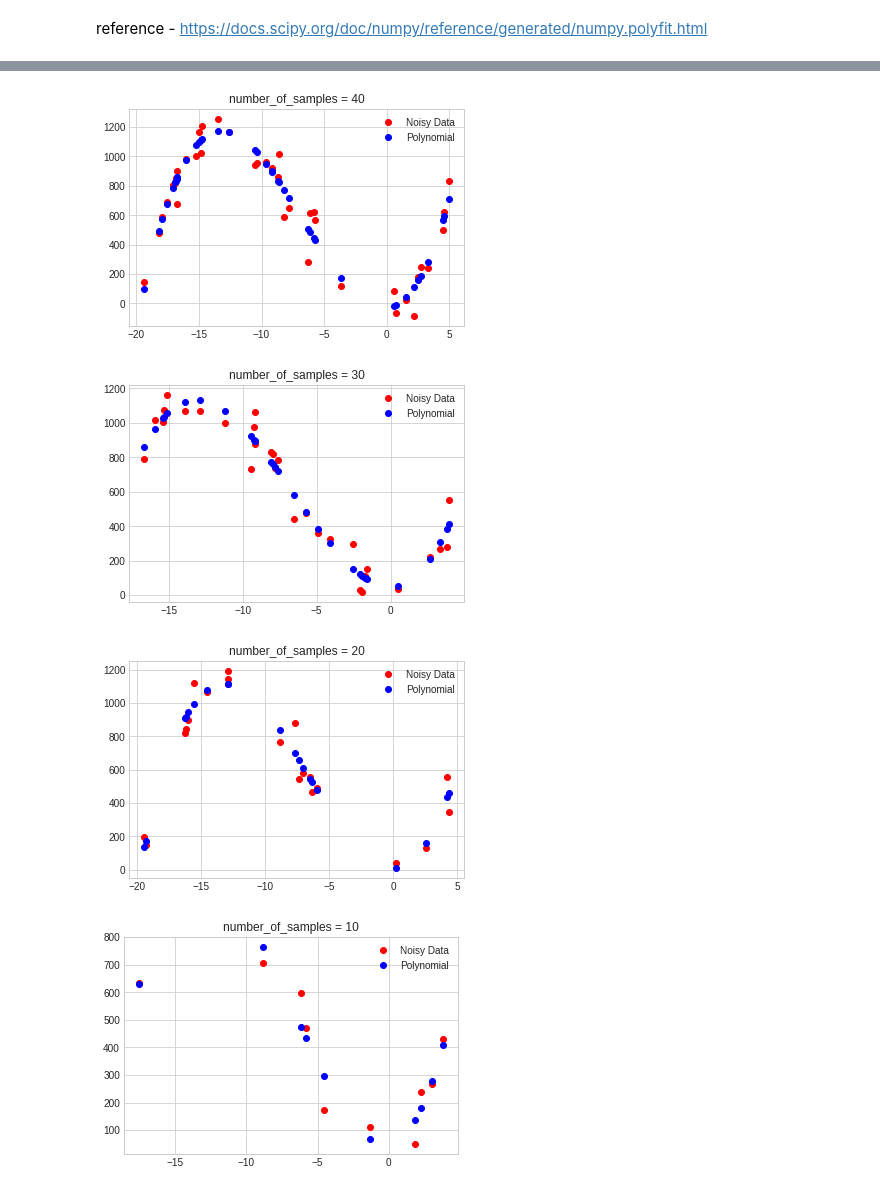
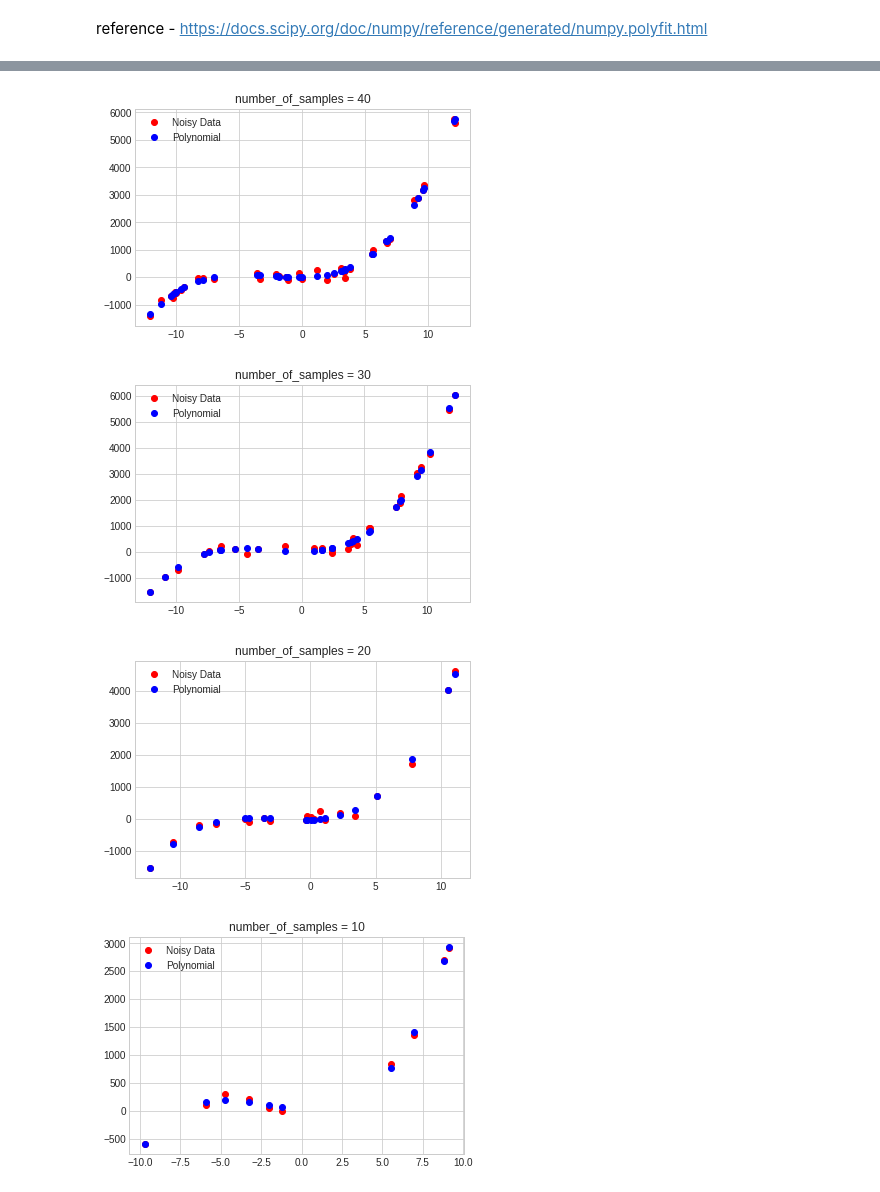
Before and after one commit to MoronSlayer/AI-Mastery, a Jupyter notebook: Applied Machine Learning/Homework/1. Polynomial_fitting.ipynb, the cells around one changed output, grey strips where cells are left out. Drawn from its saved outputs; the diff is of its cells as text; code cells hidden in the pictures.

Commit message:
polynomial fitting Homework

```diff
--- a/Applied Machine Learning/Homework/1. Polynomial_fitting.ipynb
+++ b/Applied Machine Learning/Homework/1. Polynomial_fitting.ipynb
@@ -99,14 +102,14 @@ R-squared value for m=6: 0.9957154945280416
 # %%
 '''
-Q3. Change variable noise_scale to 150, 200, 400, 600, 1000 respectively, re-run the algorithm and
-    plot the polynomials with the m found in 2). Discuss the impact of noise scale to the accuracy of
-    the returned parameters. You need to plot a figure like in 1) for each choice of noise_scale.
+    Q3. Change variable noise_scale to 150, 200, 400, 600, 1000 respectively, re-run the algorithm and
+        plot the polynomials with the m found in 2). Discuss the impact of noise scale to the accuracy of
+        the returned parameters. You need to plot a figure like in 1) for each choice of noise_scale.
 '''
 
 for noise_scale in [150, 200, 400, 600, 1000]:
     number_of_samples = 50
-    x = 25*(np.random.rand(number_of_samples, 1) - 0.8)
-    y = 5 * x + 20 * x**2 + 1 * x**3 + noise_scale*np.random.randn(number_of_samples, 1)
+    x = 25*(np.random.rand(number_of_samples, 1) - 0.5)
+    y = 5 * x + 15 * x**2 + 2 * x**3 + noise_scale*np.random.randn(number_of_samples, 1)
     x = x.ravel()
     y = y.ravel()
     z = np.polyfit(x, y, 3)
@@ -125,26 +130,26 @@ for noise_scale in [150, 200, 400, 600, 1000]:
 # %%
 '''
-Q.4 Change variable number_of_samples to 40, 30, 20, 10 respectively, re-run the algorithm and plot
-the polynomials with the m found in 2). Discuss the impact of the number of samples to the
-accuracy of the returned parameters. [You need to plot a figure like in 1) for EACH choice of
-number_of_samples.]
+    Q.4 Change variable number_of_samples to 40, 30, 20, 10 respectively, re-run the algorithm and plot
+        the polynomials with the m found in 2). Discuss the impact of the number of samples to the
+        accuracy of the returned parameters. [You need to plot a figure like in 1) for EACH choice of
+        number_of_samples.]
 '''
 for number_of_samples in [40, 30, 20, 10]:
     noise_scale = 100
-    x = 25*(np.random.rand(number_of_samples, 1) - 0.8)
-    y = 5 * x + 20 * x**2 + 1 * x**3 + noise_scale*np.random.randn(number_of_samples, 1)
+    x = 25*(np.random.rand(number_of_samples, 1) - 0.5)
+    y = 5 * x + 15 * x**2 + 2 * x**3 + noise_scale*np.random.randn(number_of_samples, 1)
     x = x.ravel()
     y = y.ravel()
     xp = np.linspace(-20, 5)
     z = np.polyfit(x, y, 3)
     p = np.poly1d(z)
     plt.title(f'number_of_samples = {number_of_samples}')
     plt.plot(x, y, 'ro', label = 'Noisy Data')
     plt.plot(x,p(x),'bo',label = 'Polynomial')
     plt.legend()
     plt.show()
 # %% [output]
-[figure, old version]
+[figure, new version]
-[figure, old version]
+[figure, new version]
-[figure, old version]
+[figure, new version]
-[figure, old version]
+[figure, new version]
```
Also changed, not shown: parts of 8 cells of this notebook, 1 other file.
